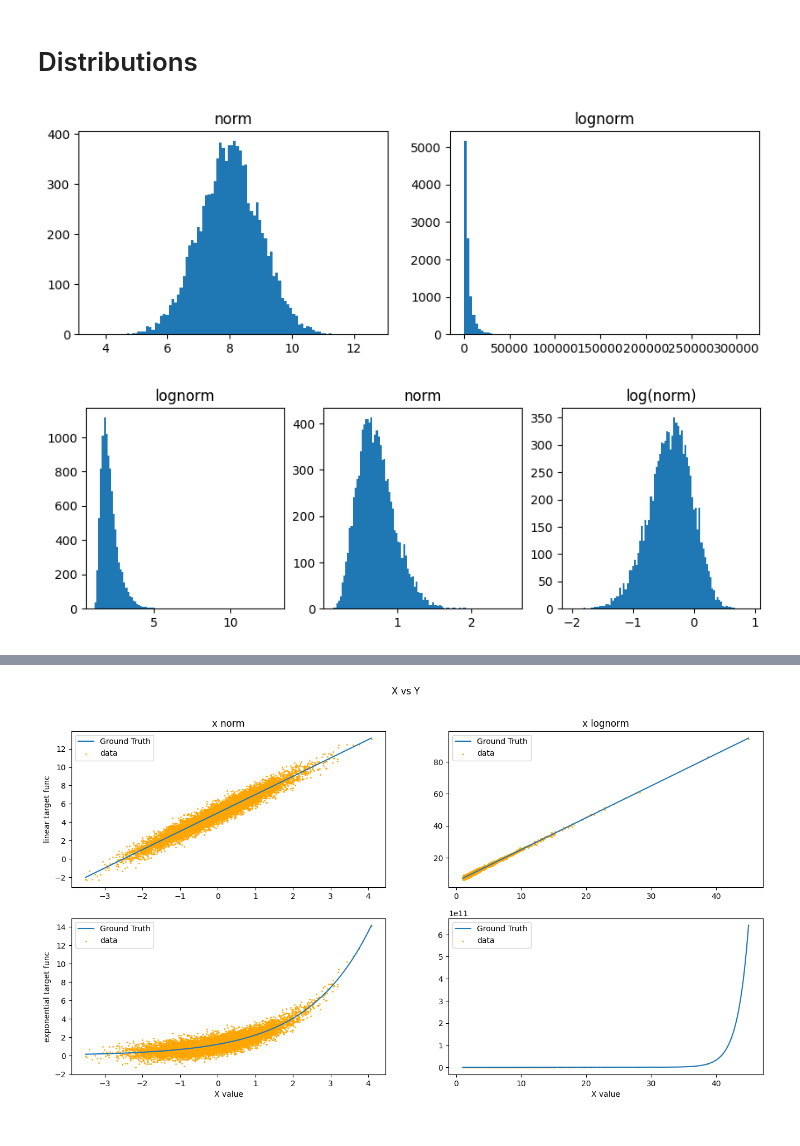
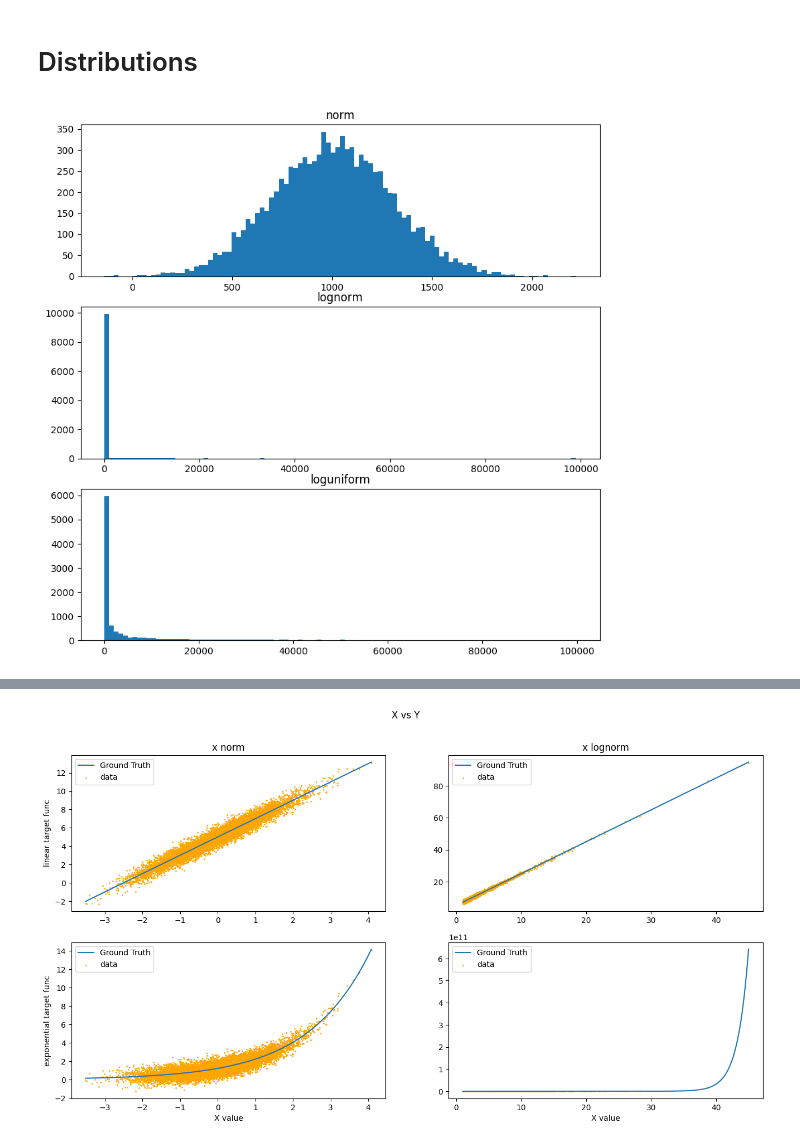
Before and after one commit to Nearpit/BaseEncoding, a Jupyter notebook: plotting.ipynb, the cells around one changed output, grey strips where cells are left out. Drawn from its saved outputs; the diff is of its cells as text; code cells hidden in the pictures.

```diff
--- a/plotting.ipynb
+++ b/plotting.ipynb
@@ -182,7 +152,7 @@ for x, y in xy_arrays:
 
 
         linewidth = 0.9
-        fig, ax = plt.subplots(2, 2, figsize=(16,10), sharex=True, sharey=True)
+        fig, ax = plt.subplots(2, 2, figsize=(20,10), sharex=True, sharey=True)
         for idy, param in enumerate(['keep_origin', 'norm']):
             left_param = params[np.where(params!=param)[0][0]]
             for idx, param_bool in enumerate([False, True]):
@@ -205,8 +175,8 @@ for x, y in xy_arrays:
 
         ax[0, 0].set_xlabel(f"False", size=font_size_sublabels)
         ax[0, 1].set_xlabel(f"True", size=font_size_sublabels)
-        ax[0, 1].legend(prop={'size': 15}, bbox_to_anchor=(1.02, 0.5, 0.5, 0.5))
-        ax[1, 1].legend(prop={'size': 15}, bbox_to_anchor=(1.02, 0.5, 0.5, 0.5))
+        ax[0, 1].legend(prop={'size': 15}, bbox_to_anchor=(0.8, 0.5, 0.5, 0.5))
+        ax[1, 1].legend(prop={'size': 15}, bbox_to_anchor=(0.8, 0.5, 0.5, 0.5))
 
         fig.add_artist(lines.Line2D([0.07, 1.1], [0.5, 0.5], linewidth=5, alpha=0.6, c='lightgrey', linestyle='--'))
         fig.text(0.5, 0.04, 'Epochs', ha='center', size=20)
@@ -214,8 +184,8 @@ for x, y in xy_arrays:
         fig.text(1, 0.01, '*Curves are averaged over 5 experiments', alpha=0.3, size=15, ha='right')
         fig.text(0.01, 0.01, f'Base {base}', alpha=0.3, size=25, ha='left')
 
-#         path = f"plots/x_{x}_y_{y}"
-#         if not os.path.exists(path):
-#             os.mkdir(path)
-#         plt.savefig(f'{path}/base_{base}.png')
-#         plt.close()
+        path = f"plots/x_{x}_y_{y}"
+        if not os.path.exists(path):
+            os.mkdir(path)
+        plt.savefig(f'{path}/base_{base}.png')
+        plt.close()
@@ -280,25 +236,41 @@ for x, y in xy_arrays:
 # %% [markdown]
 # Distributions
 # %%
-norm = distribution_data_sampler('norm', {'loc':8, 'scale':1}, n_samples, 1)
-fig, ax = plt.subplots(1, 2, figsize=(10, 3))
-ax[0].hist(norm, bins=100)
-ax[0].set_title('norm')
-ax[1].hist(np.exp(norm), bins=100)
-ax[1].set_title('lognorm')
+funcs.set_seed(123)
+x_distributions = dict()
+distributions = {'norm' : {'loc':1000, 'scale':300},
+                 'lognorm': {'s':2.83, 'loc': 1, 'scale':1},
+                 'loguniform' : {'a':1e0, 'b':1e5, 'scale':1}
+                }
+
+# keep_origin for every transformation
+# duplication for all but base_encoding
+
+transformations = [ident_func,
+                   yeo_johnson , #(same as box-cox but it also works with negatives)
+                   quantile_transform,
+                   stadardization,
+                   min_max_scaler,
+                   KBinsDiscretizer,
+                   log_func,
+                   base_encoding] # ours
+
+# distributions = [lognormal,
+#                  loguniform,
+#                  uniform,
+#                  gaussian,
+#                  bimodal(gaussian),
+#                  tweedie (i.e. zero-inflated)]
+
+
+
+fig, ax = plt.subplots(len(distributions), 1, figsize=(10, 10))
+
+for idx, (dist_name, params) in enumerate(distributions.items()):
+    dist_sample = distribution_data_sampler(dist_name, params, n_samples, 1)
+    ax[idx].hist(dist_sample, bins=int(n_samples/100))
+    ax[idx].set_title(dist_name)
+    x_distributions[dist_name] = dist_sample
 plt.show()
 # %% [output]
-[figure, old version]
+[figure, new version]
-# %%
-lognorm = distribution_data_sampler('lognorm', {'loc':1, 'scale':1, 's':0.5}, n_samples, 1)
-# lognorm = np.exp(norm)
-fig, ax = plt.subplots(1, 3, figsize=(10, 3))
-ax[0].hist(lognorm, bins=100)
-ax[0].set_title('lognorm')
-ax[1].hist(np.log(lognorm), bins=100)
-ax[1].set_title('norm')
-ax[2].hist(np.log(np.log(lognorm)), bins=100)
-ax[2].set_title('log(norm)')
-plt.show()
-# %% [output]
-[figure, removed]
```
Also changed, not shown: parts of 16 cells of this notebook, 6 other files.
